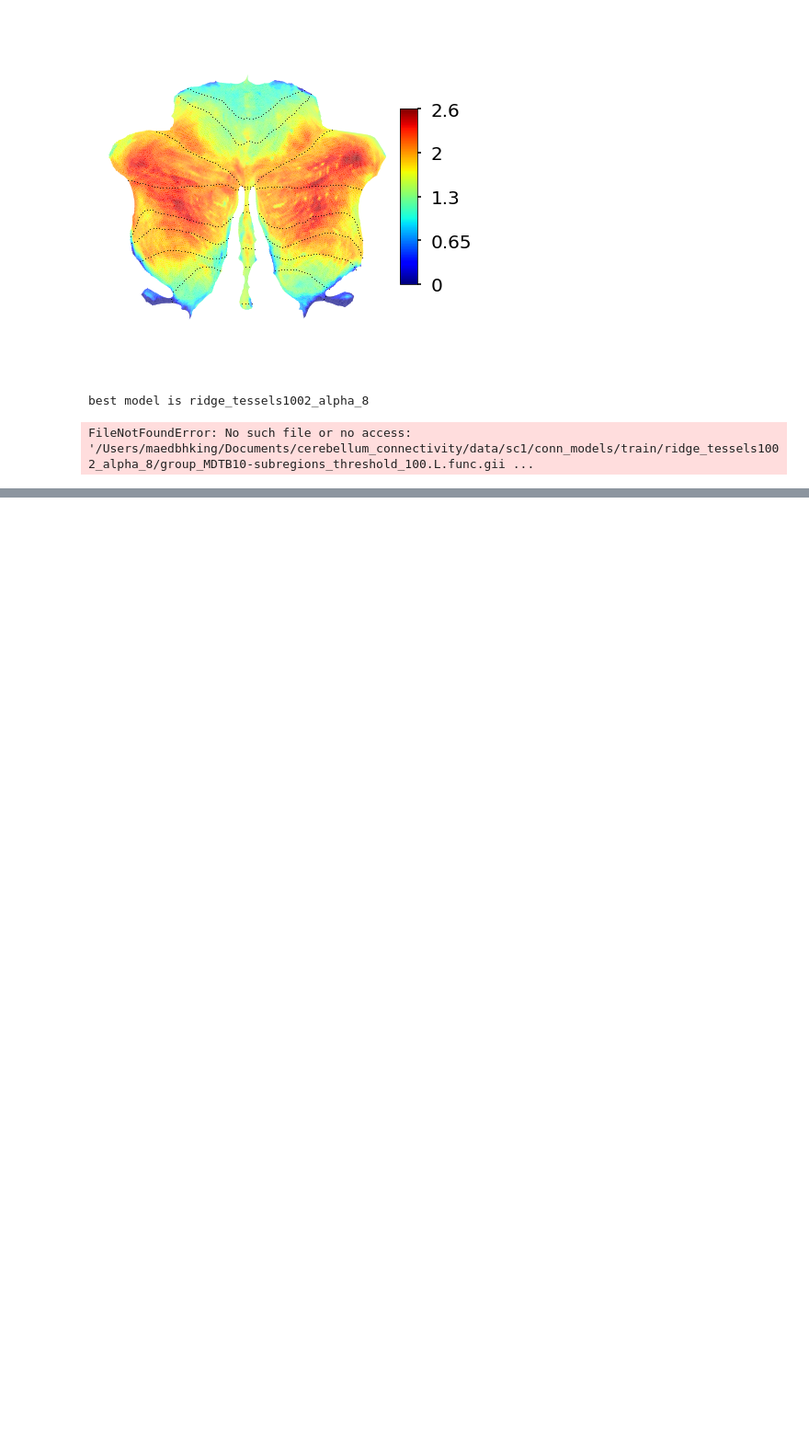
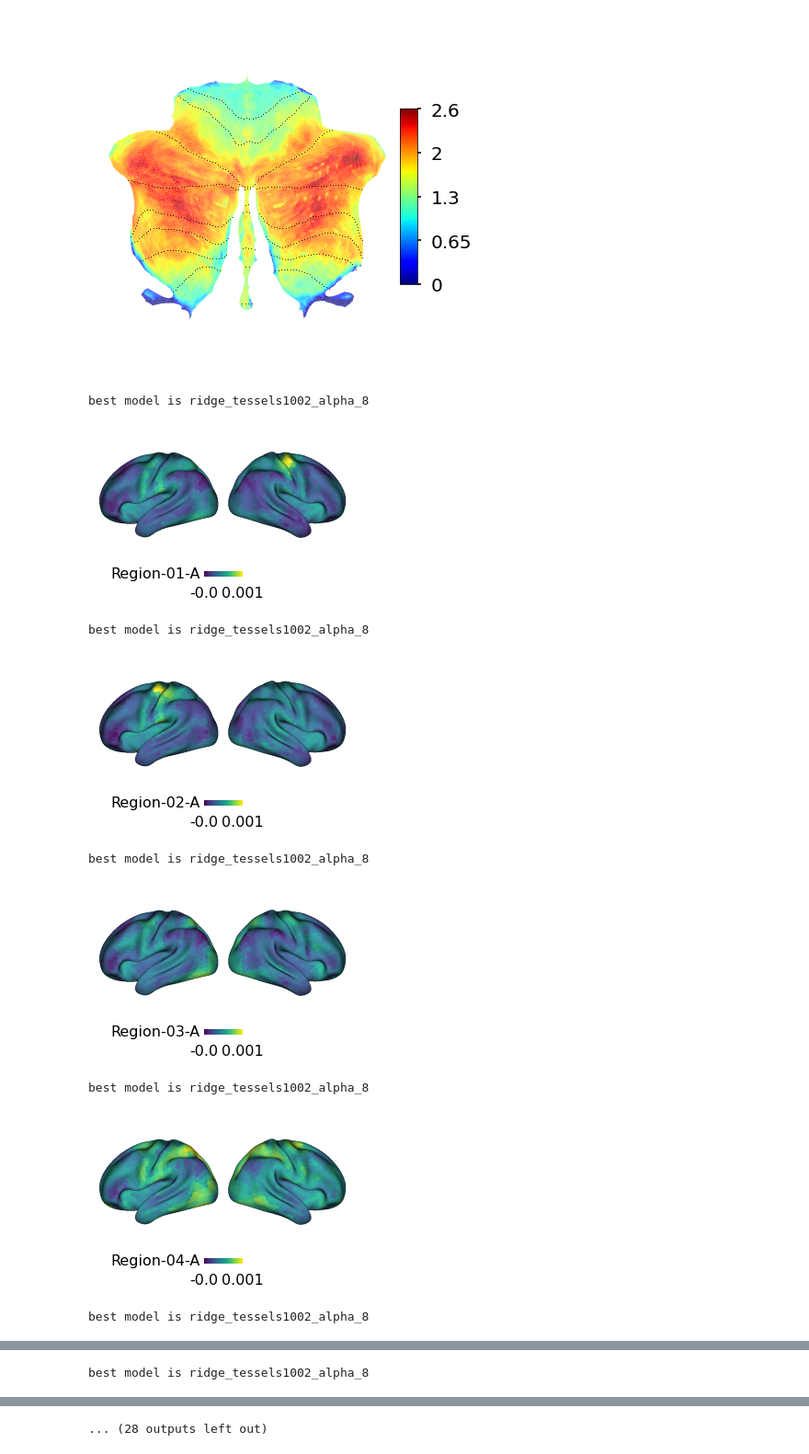
Before and after one commit to maedbhk/cerebellum_connectivity, a Jupyter notebook: notebooks/3.1-mk-models.ipynb, the cells around one changed output, grey strips where cells are left out. Shown at 92% size. Drawn from its saved outputs; the diff is of its cells as text; code cells hidden in the pictures; blank space fills up the shorter version.

```diff
--- a/notebooks/3.1-mk-models.ipynb
+++ b/notebooks/3.1-mk-models.ipynb
@@ -236,16 +236,23 @@ best model is lasso_tessels0362_alpha_-3
 # %%
 # map distances
 
-for num in np.arange(10):
+for num in np.arange(20):
 
     vis.map_distances_cortex(model_name='best_model',
                     method='ridge',
                     atlas='MDTB10-subregions',
                     surf='inflated',
                     threshold=100,
                     column=num,
                     outpath=None
                     )
 # %% [output]
 best model is ridge_tessels1002_alpha_8
+[figure, added]
-FileNotFoundError: No such file or no access: '/Users/maedbhking/Documents/cerebellum_connectivity/data/sc1/conn_models/train/ridge_tessels1002_alpha_8/group_MDTB10-subregions_threshold_100.L.func.gii ...
+best model is ridge_tessels1002_alpha_8
+[figure, added]
+best model is ridge_tessels1002_alpha_8
+[figure, added]
+best model is ridge_tessels1002_alpha_8
+[figure, added]
+best model is ridge_tessels1002_alpha_8
@@ -251,0 +260 @@ FileNotFoundError: No such file or no access: '/Users/maedbhking/Documents/cereb
+best model is ridge_tessels1002_alpha_8
@@ -252,3 +262,4 @@ FileNotFoundError: No such file or no access: '/Users/maedbhking/Documents/cereb
+... (28 outputs left out)
 # %%
 # plot surfaces
 
```
Also changed, not shown: parts of 2 cells of this notebook, 4 other files.
